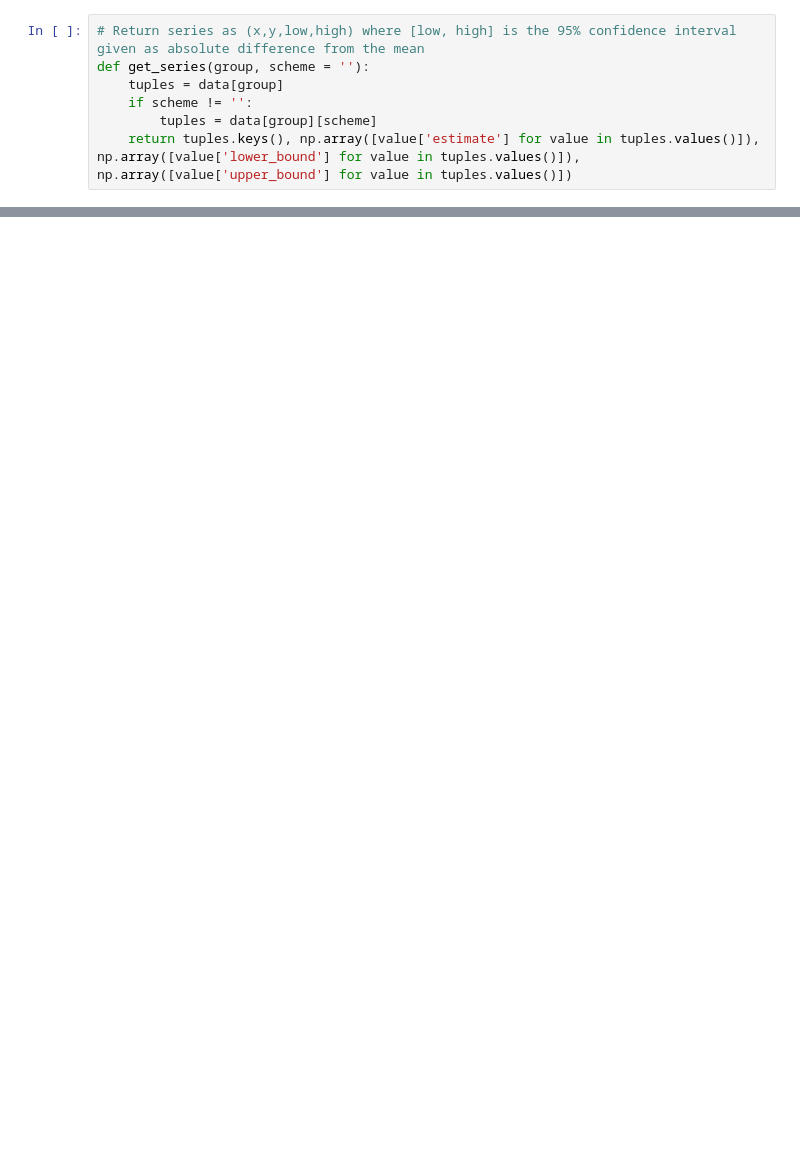
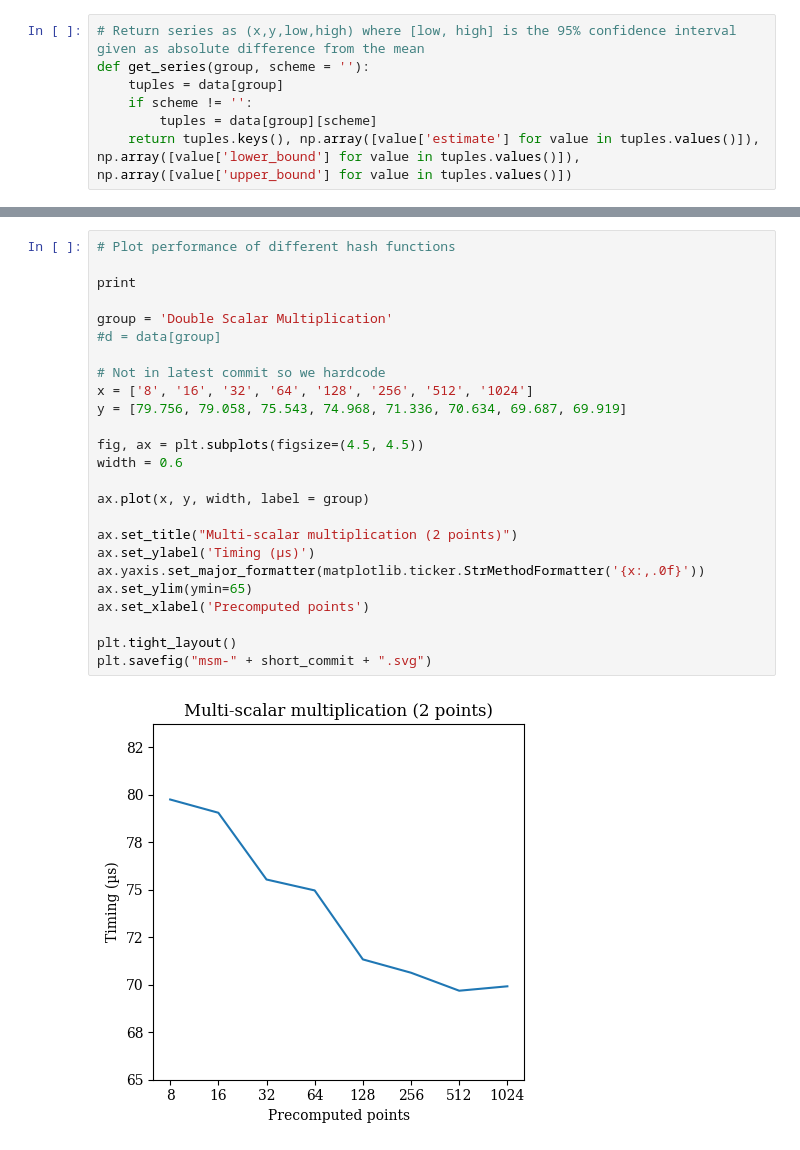
Before and after one commit to jonas-lj/fastcrypto-analyzer, a Jupyter notebook: notebook.ipynb, the cells around one changed output, grey strips where cells are left out. Cells and saved outputs as stored; diff of their text form; blank space fills up the shorter version.

```diff
--- a/notebook.ipynb
+++ b/notebook.ipynb
@@ -157,0 +222,27 @@ plt.savefig("hash-" + short_commit + ".svg")
+# %%
+# Plot performance of different hash functions
+
+print
+
+group = 'Double Scalar Multiplication'
+#d = data[group]
+
+# Not in latest commit so we hardcode
+x = ['8', '16', '32', '64', '128', '256', '512', '1024']
+y = [79.756, 79.058, 75.543, 74.968, 71.336, 70.634, 69.687, 69.919]
+
+fig, ax = plt.subplots(figsize=(4.5, 4.5))
+width = 0.6
+
+ax.plot(x, y, width, label = group)
+
+ax.set_title("Multi-scalar multiplication (2 points)")
+ax.set_ylabel('Timing (µs)')
+ax.yaxis.set_major_formatter(matplotlib.ticker.StrMethodFormatter('{x:,.0f}'))
+ax.set_ylim(ymin=65)
+ax.set_xlabel('Precomputed points')
+
+plt.tight_layout()
+plt.savefig("msm-" + short_commit + ".svg")
+# %% [output]
+[figure, added]
```
Also changed, not shown: parts of 10 cells of this notebook.
